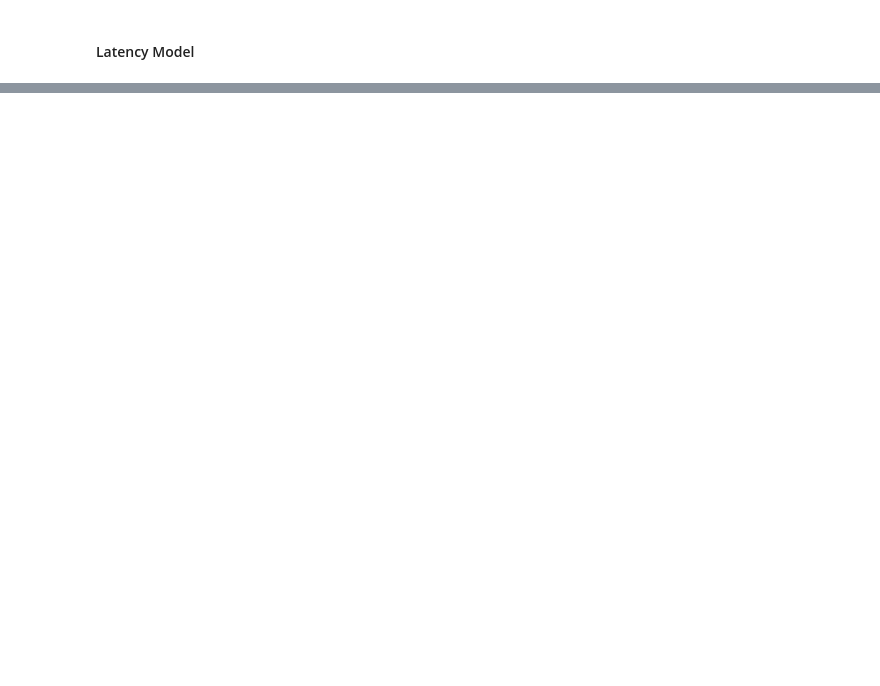
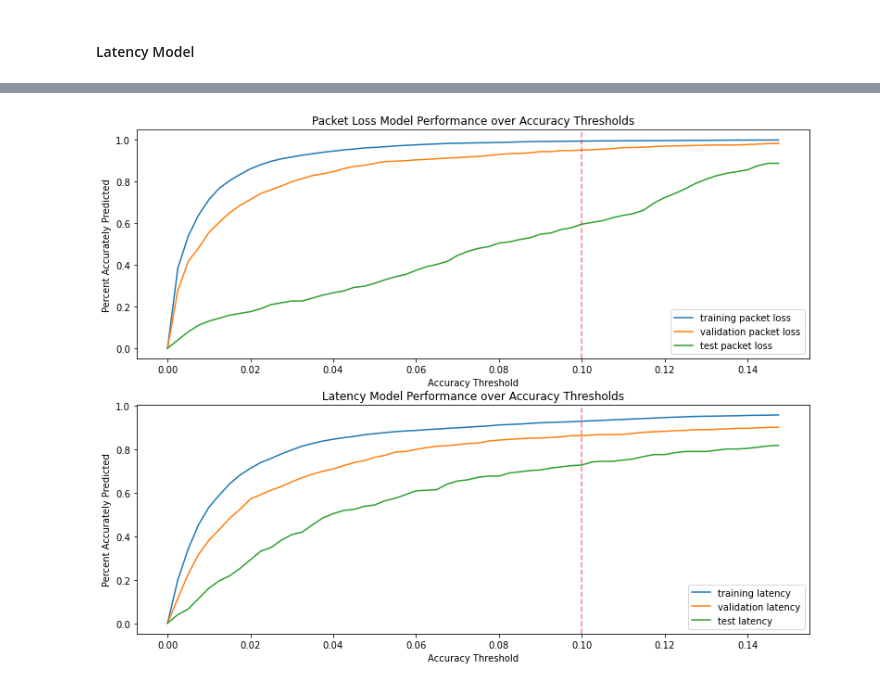
Before and after one commit to Ben243/DSC180A_Q1, a Jupyter notebook: notebooks/report.ipynb, the cells around one changed output, grey strips where cells are left out. Saved outputs shown, nothing was run; the diff lists cells and outputs as text; code cells hidden in the pictures; blank space fills up the shorter version.

```diff
--- a/notebooks/report.ipynb
+++ b/notebooks/report.ipynb
@@ -277 +226,48 @@ pd.Series(latency_model.named_steps.clf.feature_importances_).sort_values(ascend
 dtype: float64
+# %%
+loss_yhat = loss_model.predict(loss_X)
+loss_valid_yhat = loss_model.predict(loss_Xv)
+loss_test_yhat = loss_model.predict(loss_test_X)
+
+latency_yhat = latency_model.predict(latency_X)
+latency_valid_yhat = latency_model.predict(latency_Xv)
+latency_test_yhat = latency_model.predict(latency_test_X)
+
+loss_acc = [0 for i in range(int((upper-lower) / step))]
+loss_valid_acc = [0 for i in range(int((upper-lower) / step))]
+loss_test_acc = [0 for i in range(int((upper-lower) / step))]
+
+latency_acc = [0 for i in range(int((upper-lower) / step))]
+latency_valid_acc = [0 for i in range(int((upper-lower) / step))]
+latency_test_acc = [0 for i in range(int((upper-lower) / step))]
+
+for i in range(len(thresh_l)):
+    loss_acc[i] += get_acc(loss_y, loss_yhat, thresh_l[i])
+    loss_valid_acc[i] = get_acc(loss_yv, loss_valid_yhat, thresh_l[i])
+    loss_test_acc[i] = get_acc(loss_test_y, loss_test_yhat, thresh_l[i])
+
+    latency_acc[i] += get_acc(latency_y, latency_yhat, thresh_l[i])
+    latency_valid_acc[i] = get_acc(latency_yv, latency_valid_yhat, thresh_l[i])
+    latency_test_acc[i] = get_acc(latency_test_y, latency_test_yhat, thresh_l[i])
+
+fig, (ax1, ax2) = plt.subplots(2, figsize=(13, 10))
+
+ax1.plot(thresh_l, loss_acc, label='training packet loss')
+ax1.plot(thresh_l, loss_valid_acc, label='validation packet loss')
+ax1.plot(thresh_l, loss_test_acc, label='test packet loss')
+ax1.title.set_text('Packet Loss Model Performance over Accuracy Thresholds')
+ax1.set_xlabel('Accuracy Threshold')
+ax1.set_ylabel('Percent Accurately Predicted')
+ax1.axvline(x=0.10, color='r', linestyle='--', alpha=0.5)
+ax1.legend();
+
+ax2.plot(thresh_l, latency_acc, label='training latency')
+ax2.plot(thresh_l, latency_valid_acc, label='validation latency')
+ax2.plot(thresh_l, latency_test_acc, label='test latency')
+ax2.title.set_text('Latency Model Performance over Accuracy Thresholds')
+ax2.set_xlabel('Accuracy Threshold')
+ax2.set_ylabel('Percent Accurately Predicted')
+ax2.axvline(x=0.10, color='r', linestyle='--', alpha=0.5)
+ax2.legend(loc='lower right');
+# %% [output]
+[figure, added]
```
Also changed, not shown: parts of 11 cells of this notebook, 5 other files.
